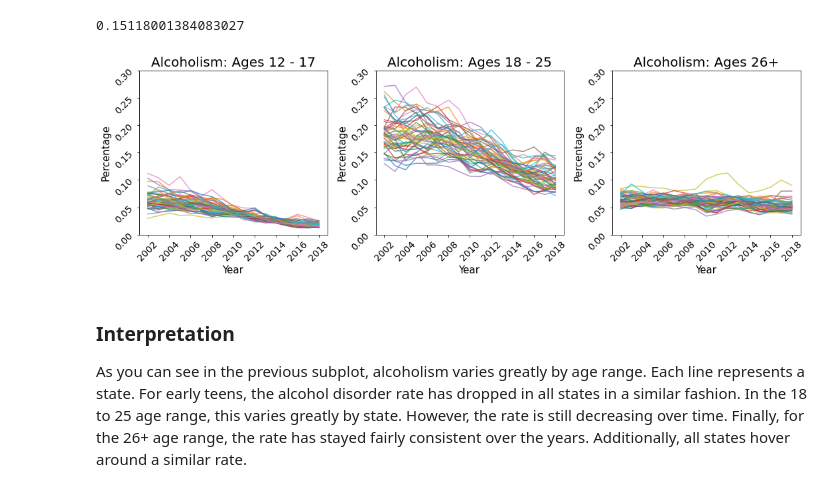
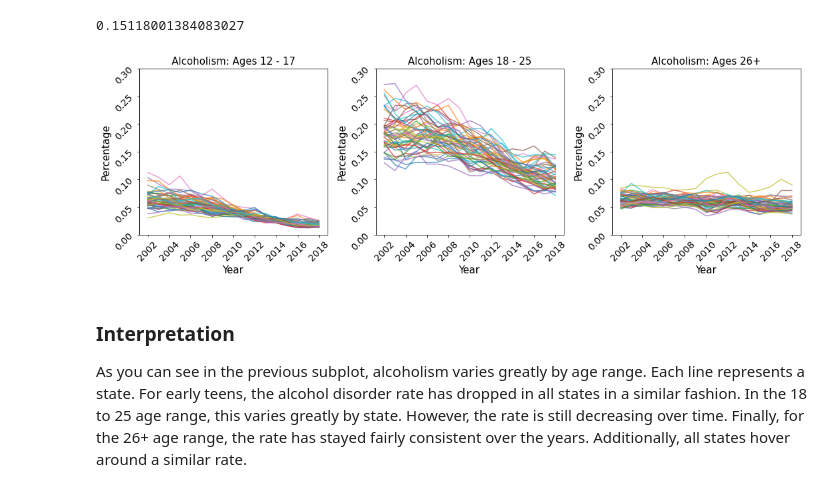
Before and after one commit to jlicht27/jlicht27.github.io, a Jupyter notebook: drugs.ipynb, the cells around one changed output. Cells and saved outputs as stored; diff of their text form; code cells hidden in the pictures.

```diff
--- a/drugs.ipynb
+++ b/drugs.ipynb
@@ -100,0 +118,12 @@ marijuana_pct = get_not_columns(get_columns(drugs_pct, "Marijuana", 2), "New Use
+# %%
+# get alochol related things
+alcohol_pct = get_columns(drugs_pct, "alcohol", 2)
+
+# get tobacco related things
+tobacco_pct = get_not_columns(get_columns(drugs_pct, "tobacco", 2), "Cigarette", 2)
+
+# get cocaine related things
+cocaine_pct = get_columns(drugs_pct, "cocaine", 2)
+
+# get marijuana related things
+marijuana_pct = get_not_columns(get_columns(drugs_pct, "marijuana", 2), "New Users", 2)
@@ -105,9 +177,13 @@ In this section we analyze alcohol use and alcoholism in the United States by ag
 # %% [markdown]
 In the cell below, we establish the range of alcohol abuse usage rates. This summary statistic offers a preliminary insight into what states may have high or low usage rates for other drugs. It also poses questions to answer about the states with the most extreme values. For example, what aspect of North Dakota in 2003 made the alcohol usage rate so high, and has it changed since then? The following calculations were done with the age rage of 18-25.
 # %%
-print('State with highest alcohol use rate from 2002 to 2018:', str(alcohol_pct.set_index(["State", "Year"])["Rates.Alcohol.Use Disorder Past Year.18-25"].idxmax()) + ',', alcohol_pct.set_index(["State", "Year"])["Rates.Alcohol.Use Disorder Past Year.18-25"].max())
+print('State with highest alcohol use rate from 2002 to 2018:',
+      str(alcohol_pct.set_index(["State", "Year"])["alcoholism past year:18-25"].idxmax()) +
+      ',', alcohol_pct.set_index(["State", "Year"])["alcoholism past year:18-25"].max())
 
-print('State with lowest alcohol use rate from 2002 to 2018:', str(alcohol_pct.set_index(["State", "Year"])["Rates.Alcohol.Use Disorder Past Year.18-25"].idxmin()) + ',', alcohol_pct.set_index(["State", "Year"])["Rates.Alcohol.Use Disorder Past Year.18-25"].min())
+print('State with lowest alcohol use rate from 2002 to 2018:',
+      str(alcohol_pct.set_index(["State", "Year"])["alcoholism past year:18-25"].idxmin()) +
+      ',', alcohol_pct.set_index(["State", "Year"])["alcoholism past year:18-25"].min())
 # %% [output]
 State with highest alcohol use rate from 2002 to 2018: ('North Dakota', 2003), 0.272941
 State with lowest alcohol use rate from 2002 to 2018: ('Florida', 2018), 0.071218
@@ -118,40 +194,12 @@ alcohol_pct['Rates.Alcohol.Use Disorder Past Year.18-25'].mean()
 # %% [output]
 0.15118001384083027
 # %%
-fig, (ax1, ax2, ax3) = plt.subplots(1,3)
+cols = ["alcoholism past year:12-17", "alcoholism past year:18-25", "alcoholism past year:26+"]
+labels = ["Alcoholism: Ages 12 - 17", "Alcoholism: Ages 18 - 25", "Alcoholism: Ages 26+"]
 
-fig.set_figheight(5)
-fig.set_figwidth(15)
-
-alcohol_pct.set_index("Year").groupby("State")["Rates.Alcohol.Use Disorder Past Year.12-17"].plot.line(
-    ylim=(0,0.3), alpha=0.7, fontsize=14, ax=ax1);
-
-ax1.set_xlabel("Year", fontsize=15);
-ax1.set_ylabel("Percentage", fontsize=15);
-ax1.set_title("Alcoholism: Ages 12 - 17", fontsize=20);
-ax1.tick_params(labelrotation=45)
-
-alcohol_pct.set_index("Year").groupby("State")["Rates.Alcohol.Use Disorder Past Year.18-25"].plot.line(
-    ylim=(0,0.3), alpha=0.7, fontsize=14, ax=ax2);
-
-ax2.set_xlabel("Year", fontsize=15);
-ax2.set_ylabel("Percentage", fontsize=15);
-ax2.set_title("Alcoholism: Ages 18 - 25", fontsize=20);
-ax2.tick_params(labelrotation=45)
-
-
-
-alcohol_pct.set_index("Year").groupby("State")["Rates.Alcohol.Use Disorder Past Year.26+"].plot.line(
-    ylim=(0,0.3), alpha=0.7, fontsize=14, ax=ax3);
-
-ax3.set_xlabel("Year", fontsize=15);
-ax3.set_ylabel("Percentage", fontsize=15);
-ax3.set_title("Alcoholism: Ages 26+", fontsize=20);
-ax3.tick_params(labelrotation=45)
-
-fig.tight_layout()
+graph_drug(alcohol_pct, cols, labels, 0.3)
 # %% [output]
-[figure, old version]
+[figure, new version]
 # %% [markdown]
 ### Interpretation
 As you can see in the previous subplot, alcoholism varies greatly by age range. Each line represents a state. For early teens, the alcohol disorder rate has dropped in all states in a similar fashion. In the 18 to 25 age range, this varies greatly by state. However, the rate is still decreasing over time. Finally, for the 26+ age range, the rate has stayed fairly consistent over the years. Additionally, all states hover around a similar rate.
```
Also changed, not shown: parts of 28 cells of this notebook.
